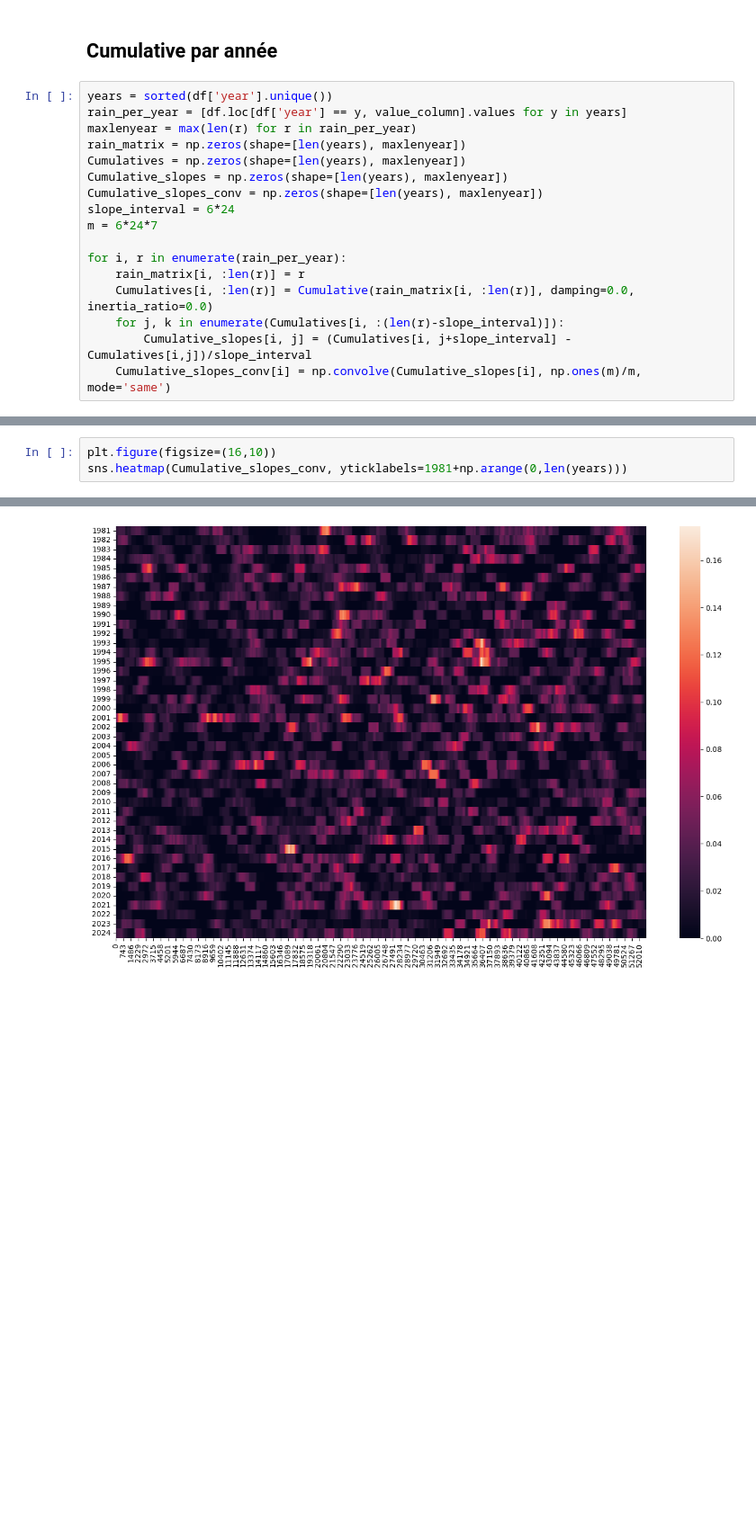
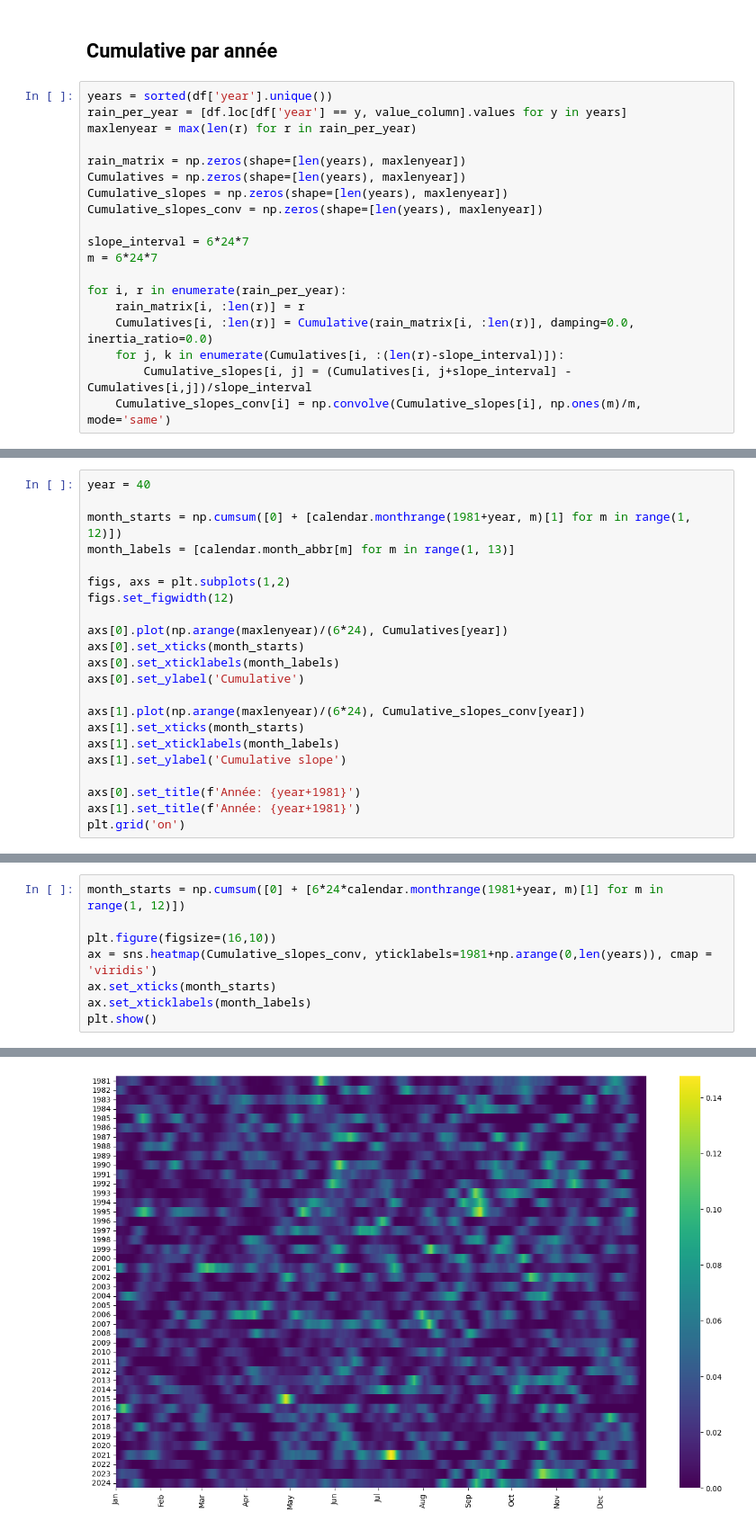
Before and after one commit to Eugnmttx/RainAnalysis, a Jupyter notebook: Version1/Cumulative_and_MM.ipynb, the cells around one changed output, grey strips where cells are left out. Shown: that part at 90% size. Saved outputs shown, nothing was run; the diff lists cells and outputs as text; blank space fills up the shorter version.

Commit message:
few updates on plots

```diff
--- a/Version1/Cumulative_and_MM.ipynb
+++ b/Version1/Cumulative_and_MM.ipynb
@@ -114,11 +115,13 @@ plt.xlim(1980,2025)
 years = sorted(df['year'].unique())
 rain_per_year = [df.loc[df['year'] == y, value_column].values for y in years]
 maxlenyear = max(len(r) for r in rain_per_year)
+
 rain_matrix = np.zeros(shape=[len(years), maxlenyear])
 Cumulatives = np.zeros(shape=[len(years), maxlenyear])
 Cumulative_slopes = np.zeros(shape=[len(years), maxlenyear])
 Cumulative_slopes_conv = np.zeros(shape=[len(years), maxlenyear])
-slope_interval = 6*24
+
+slope_interval = 6*24*7
 m = 6*24*7
 
 for i, r in enumerate(rain_per_year):
@@ -135,0 +133,22 @@ plt.plot(np.arange(maxlenyear)/(6*24), Cumulatives[1])
+# %%
+year = 40
+
+month_starts = np.cumsum([0] + [calendar.monthrange(1981+year, m)[1] for m in range(1, 12)])
+month_labels = [calendar.month_abbr[m] for m in range(1, 13)]
+
+figs, axs = plt.subplots(1,2)
+figs.set_figwidth(12)
+
+axs[0].plot(np.arange(maxlenyear)/(6*24), Cumulatives[year])
+axs[0].set_xticks(month_starts)
+axs[0].set_xticklabels(month_labels)
+axs[0].set_ylabel('Cumulative')
+
+axs[1].plot(np.arange(maxlenyear)/(6*24), Cumulative_slopes_conv[year])
+axs[1].set_xticks(month_starts)
+axs[1].set_xticklabels(month_labels)
+axs[1].set_ylabel('Cumulative slope')
+
+axs[0].set_title(f'Année: {year+1981}')
+axs[1].set_title(f'Année: {year+1981}')
+plt.grid('on')
@@ -136,4 +157,9 @@ plt.plot(np.arange(maxlenyear)/(6*24), Cumulatives[1])
 # %%
+month_starts = np.cumsum([0] + [6*24*calendar.monthrange(1981+year, m)[1] for m in range(1, 12)])
+
 plt.figure(figsize=(16,10))
-sns.heatmap(Cumulative_slopes_conv, yticklabels=1981+np.arange(0,len(years)))
+ax = sns.heatmap(Cumulative_slopes_conv, yticklabels=1981+np.arange(0,len(years)), cmap = 'viridis')
+ax.set_xticks(month_starts)
+ax.set_xticklabels(month_labels)
+plt.show()
 # %% [output]
@@ -141 +166 @@ sns.heatmap(Cumulative_slopes_conv, yticklabels=1981+np.arange(0,len(years)))
-[figure, old version]
+[figure, new version]
```
Also changed, not shown: parts of 4 cells of this notebook.
